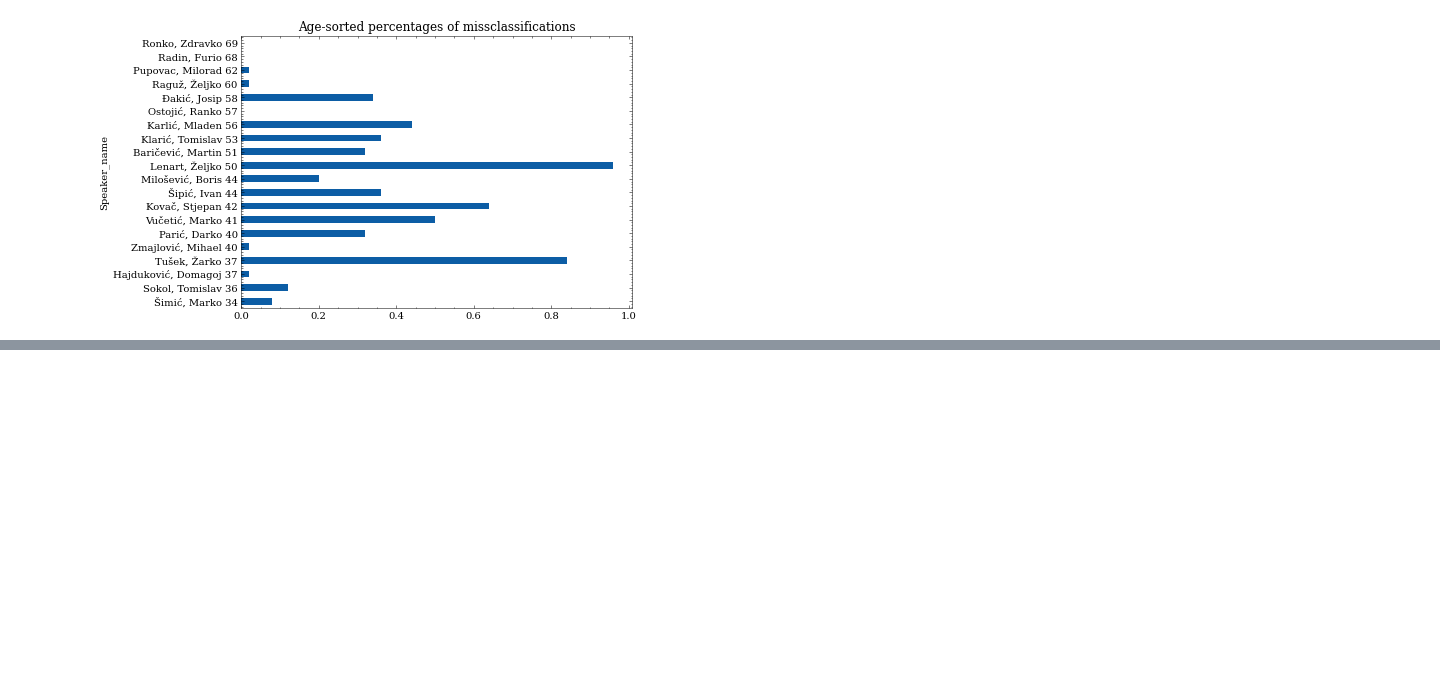
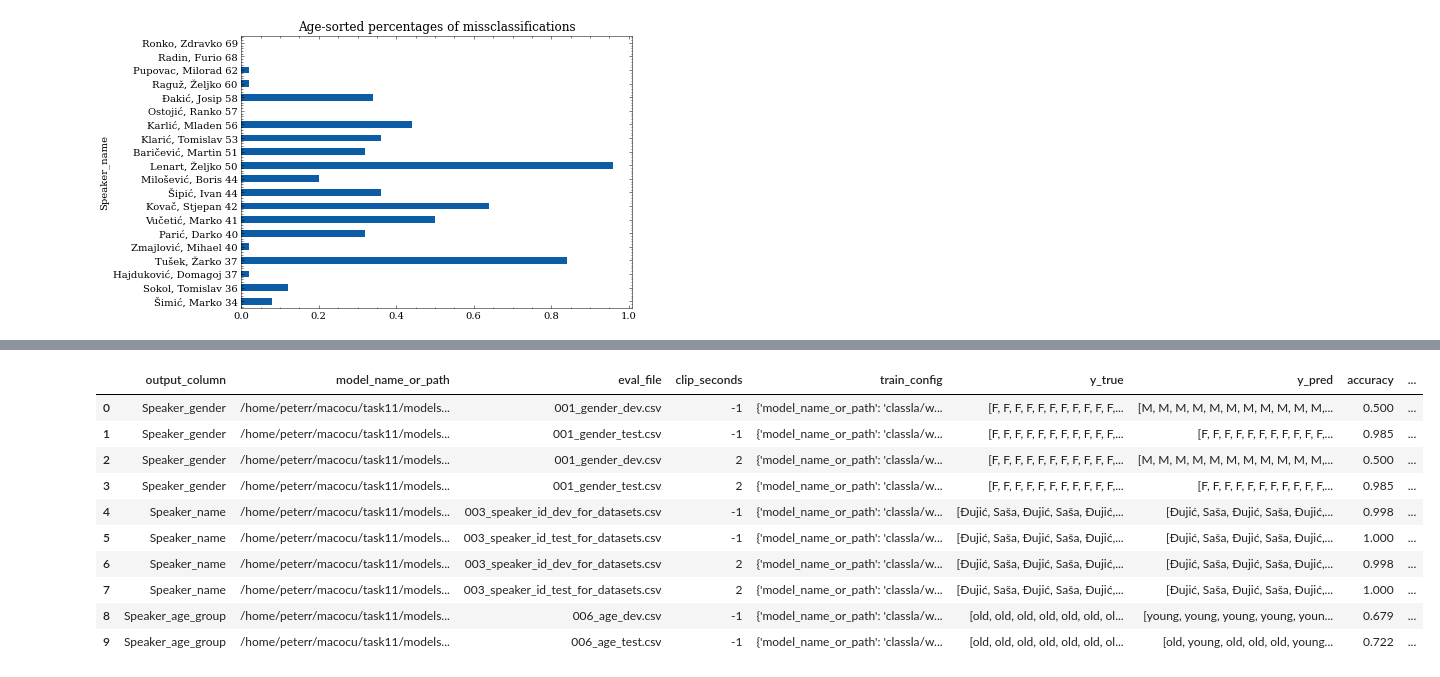
Before and after one commit to 5roop/task11, a Jupyter notebook: 013_analysis.ipynb, the cells around one changed output, grey strips where cells are left out. Drawn from its saved outputs; the diff is of its cells as text; code cells hidden in the pictures; blank space fills up the shorter version.

```diff
--- a/013_analysis.ipynb
+++ b/013_analysis.ipynb
@@ -211,0 +240,14 @@ plt.show()
+# %%
+df
+# %% [output]
+|  | output_column | model_name_or_path | eval_file | clip_seconds | train_config | y_true | y_pred | accuracy | ... |
+| 0 | Speaker_gender | /home/peterr/macocu/task11/models... | 001_gender_dev.csv | -1 | {'model_name_or_path': 'classla/w... | [F, F, F, F, F, F, F, F, F, F, F,... | [M, M, M, M, M, M, M, M, M, M, M,... | 0.500 | ... |
+| 1 | Speaker_gender | /home/peterr/macocu/task11/models... | 001_gender_test.csv | -1 | {'model_name_or_path': 'classla/w... | [F, F, F, F, F, F, F, F, F, F, F,... | [F, F, F, F, F, F, F, F, F, F, F,... | 0.985 | ... |
+| 2 | Speaker_gender | /home/peterr/macocu/task11/models... | 001_gender_dev.csv | 2 | {'model_name_or_path': 'classla/w... | [F, F, F, F, F, F, F, F, F, F, F,... | [M, M, M, M, M, M, M, M, M, M, M,... | 0.500 | ... |
+| 3 | Speaker_gender | /home/peterr/macocu/task11/models... | 001_gender_test.csv | 2 | {'model_name_or_path': 'classla/w... | [F, F, F, F, F, F, F, F, F, F, F,... | [F, F, F, F, F, F, F, F, F, F, F,... | 0.985 | ... |
+| 4 | Speaker_name | /home/peterr/macocu/task11/models... | 003_speaker_id_dev_for_datasets.csv | -1 | {'model_name_or_path': 'classla/w... | [Đujić, Saša, Đujić, Saša, Đujić,... | [Đujić, Saša, Đujić, Saša, Đujić,... | 0.998 | ... |
+| 5 | Speaker_name | /home/peterr/macocu/task11/models... | 003_speaker_id_test_for_datasets.csv | -1 | {'model_name_or_path': 'classla/w... | [Đujić, Saša, Đujić, Saša, Đujić,... | [Đujić, Saša, Đujić, Saša, Đujić,... | 1.000 | ... |
+| 6 | Speaker_name | /home/peterr/macocu/task11/models... | 003_speaker_id_dev_for_datasets.csv | 2 | {'model_name_or_path': 'classla/w... | [Đujić, Saša, Đujić, Saša, Đujić,... | [Đujić, Saša, Đujić, Saša, Đujić,... | 0.998 | ... |
+| 7 | Speaker_name | /home/peterr/macocu/task11/models... | 003_speaker_id_test_for_datasets.csv | 2 | {'model_name_or_path': 'classla/w... | [Đujić, Saša, Đujić, Saša, Đujić,... | [Đujić, Saša, Đujić, Saša, Đujić,... | 1.000 | ... |
+| 8 | Speaker_age_group | /home/peterr/macocu/task11/models... | 006_age_dev.csv | -1 | {'model_name_or_path': 'classla/w... | [old, old, old, old, old, old, ol... | [young, young, young, young, youn... | 0.679 | ... |
+| 9 | Speaker_age_group | /home/peterr/macocu/task11/models... | 006_age_test.csv | -1 | {'model_name_or_path': 'classla/w... | [old, old, old, old, old, old, ol... | [old, young, old, old, old, young... | 0.722 | ... |
```
Also changed, not shown: parts of 1 cell of this notebook, 1 other file.
